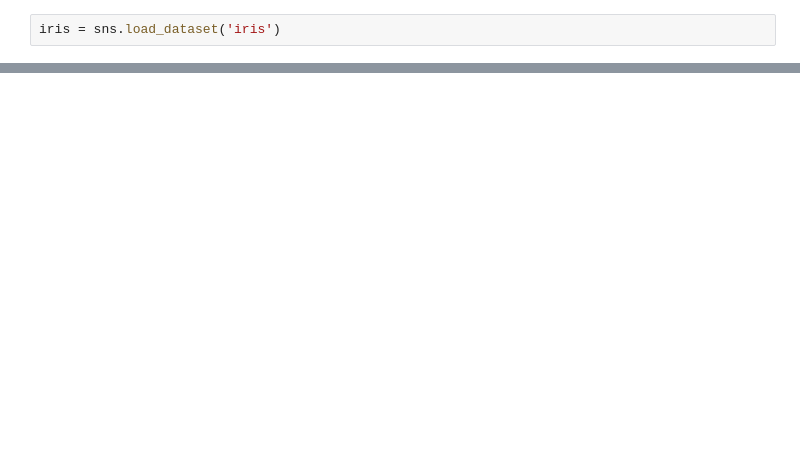
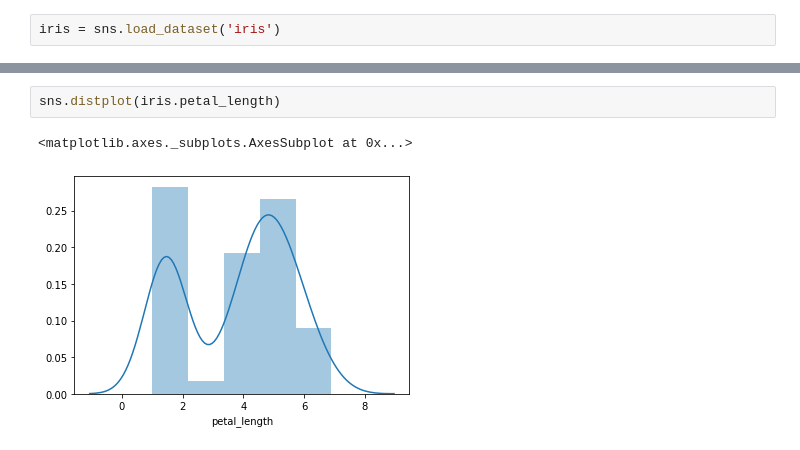
Before and after one commit to sunwenliang14/python-exercises, a Jupyter notebook: 4.8.5_seaborn_exercises.ipynb, the cells around one changed output, grey strips where cells are left out. Cells and saved outputs as stored; diff of their text form; blank space fills up the shorter version.

```diff
--- a/4.8.5_seaborn_exercises.ipynb
+++ b/4.8.5_seaborn_exercises.ipynb
@@ -24,0 +30,5 @@ iris
+# %%
+sns.distplot(iris.petal_length)
+# %% [output]
+<matplotlib.axes._subplots.AxesSubplot at 0x...>
+[figure, added]
```
Also changed, not shown: parts of 19 cells of this notebook.
